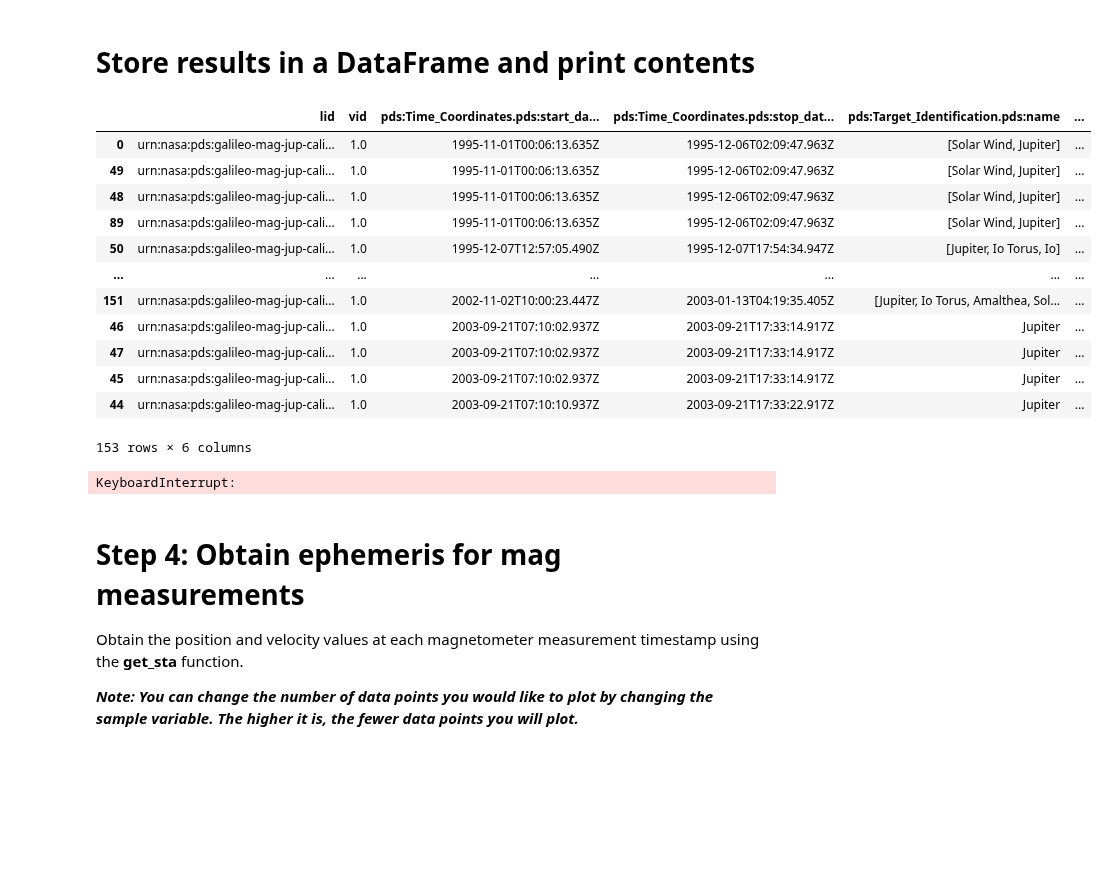
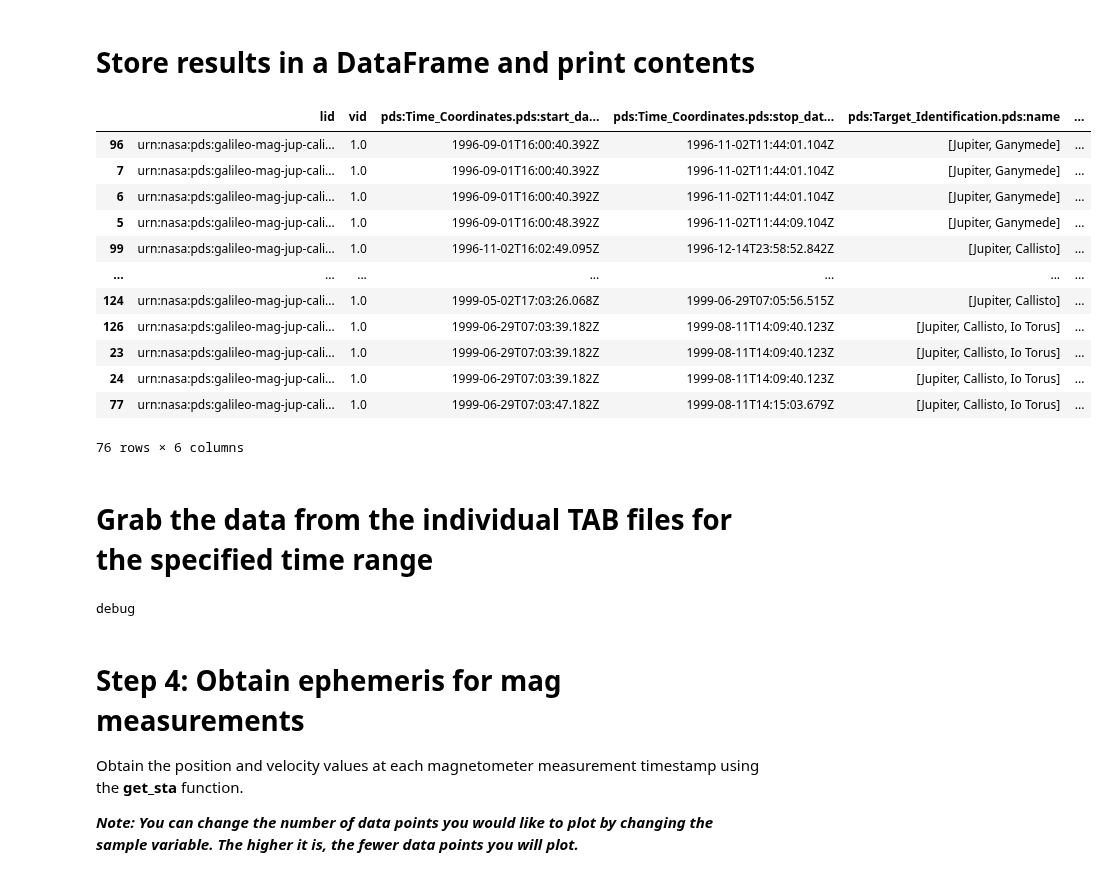
Before and after one commit to NASA-PDS/search-api-notebook, a Jupyter notebook: notebooks/lro/GLL_MagPlot.ipynb, the cells around one changed output. Drawn from its saved outputs; the diff is of its cells as text; code cells hidden in the pictures; blank space fills up the shorter version.

Commit message:
Change dataframe structure and implemented time querying.

```diff
--- a/notebooks/lro/GLL_MagPlot.ipynb
+++ b/notebooks/lro/GLL_MagPlot.ipynb
@@ -116,8 +104,12 @@ fields = [
     "pds:Time_Coordinates.pds:start_date_time",
     "pds:Time_Coordinates.pds:stop_date_time",
     "pds:Target_Identification.pds:name",
-    "ops:Data_File_Info.ops:file_ref"
+    "ops:Data_File_Info.ops:file_ref",
+    "pds:Field_Character.pds:name",
+    "pds:Field_Character.pds:field_length"
 ]
+
+#These search features do not work
 start_time = "1996-11-01T00:00:00.00Z"
 target_type = "Ganymede"
 
@@ -138,46 +130,55 @@ response = requests.get(
 # Store results in a DataFrame and print contents
 # %%
 products_csv_stream = io.StringIO(response.content.decode('utf-8'))
-products_df = pd.read_csv(products_csv_stream)
+products_df_tot = pd.read_csv(products_csv_stream)
+
+
 # change columns order
-products_df = products_df[fields]
-products_df.sort_values(by = 'pds:Time_Coordinates.pds:start_date_time',inplace = True)
-display(products_df)
+products_df_tot = products_df_tot[fields]
+products_df_tot.sort_values(by = 'pds:Time_Coordinates.pds:start_date_time',inplace = True)
+
+#User specified time range
+start_time = pd.to_datetime('1996-07-19T11:00:00Z')
+end_time = pd.to_datetime('1999-07-19T15:00:00Z')
+
+# Filter the DataFrame within the time range
+t_str = 'pds:Time_Coordinates.pds:start_date_time'
+products_df = products_df_tot[(pd.to_datetime(products_df_tot[t_str]) >= start_time) & (pd.to_datetime(products_df_tot[t_str]) <= end_time)]
+
+display(products_df[["lid",
+    "vid",
+    "pds:Time_Coordinates.pds:start_date_time",
+    "pds:Time_Coordinates.pds:stop_date_time",
+    "pds:Target_Identification.pds:name",
+    "ops:Data_File_Info.ops:file_ref"]])
 # %% [output]
 |  | lid | vid | pds:Time_Coordinates.pds:start_da... | pds:Time_Coordinates.pds:stop_dat... | pds:Target_Identification.pds:name | ... |
-| 0 | urn:nasa:pds:galileo-mag-jup-cali... | 1.0 | 1995-11-01T00:06:13.635Z | 1995-12-06T02:09:47.963Z | [Solar Wind, Jupiter] | ... |
-| 49 | urn:nasa:pds:galileo-mag-jup-cali... | 1.0 | 1995-11-01T00:06:13.635Z | 1995-12-06T02:09:47.963Z | [Solar Wind, Jupiter] | ... |
-| 48 | urn:nasa:pds:galileo-mag-jup-cali... | 1.0 | 1995-11-01T00:06:13.635Z | 1995-12-06T02:09:47.963Z | [Solar Wind, Jupiter] | ... |
-| 89 | urn:nasa:pds:galileo-mag-jup-cali... | 1.0 | 1995-11-01T00:06:13.635Z | 1995-12-06T02:09:47.963Z | [Solar Wind, Jupiter] | ... |
-| 50 | urn:nasa:pds:galileo-mag-jup-cali... | 1.0 | 1995-12-07T12:57:05.490Z | 1995-12-07T17:54:34.947Z | [Jupiter, Io Torus, Io] | ... |
+| 96 | urn:nasa:pds:galileo-mag-jup-cali... | 1.0 | 1996-09-01T16:00:40.392Z | 1996-11-02T11:44:01.104Z | [Jupiter, Ganymede] | ... |
+| 7 | urn:nasa:pds:galileo-mag-jup-cali... | 1.0 | 1996-09-01T16:00:40.392Z | 1996-11-02T11:44:01.104Z | [Jupiter, Ganymede] | ... |
+| 6 | urn:nasa:pds:galileo-mag-jup-cali... | 1.0 | 1996-09-01T16:00:40.392Z | 1996-11-02T11:44:01.104Z | [Jupiter, Ganymede] | ... |
+| 5 | urn:nasa:pds:galileo-mag-jup-cali... | 1.0 | 1996-09-01T16:00:48.392Z | 1996-11-02T11:44:09.104Z | [Jupiter, Ganymede] | ... |
+| 99 | urn:nasa:pds:galileo-mag-jup-cali... | 1.0 | 1996-11-02T16:02:49.095Z | 1996-12-14T23:58:52.842Z | [Jupiter, Callisto] | ... |
 | ... | ... | ... | ... | ... | ... | ... |
-| 151 | urn:nasa:pds:galileo-mag-jup-cali... | 1.0 | 2002-11-02T10:00:23.447Z | 2003-01-13T04:19:35.405Z | [Jupiter, Io Torus, Amalthea, Sol... | ... |
-| 46 | urn:nasa:pds:galileo-mag-jup-cali... | 1.0 | 2003-09-21T07:10:02.937Z | 2003-09-21T17:33:14.917Z | Jupiter | ... |
-| 47 | urn:nasa:pds:galileo-mag-jup-cali... | 1.0 | 2003-09-21T07:10:02.937Z | 2003-09-21T17:33:14.917Z | Jupiter | ... |
-| 45 | urn:nasa:pds:galileo-mag-jup-cali... | 1.0 | 2003-09-21T07:10:02.937Z | 2003-09-21T17:33:14.917Z | Jupiter | ... |
-| 44 | urn:nasa:pds:galileo-mag-jup-cali... | 1.0 | 2003-09-21T07:10:10.937Z | 2003-09-21T17:33:22.917Z | Jupiter | ... |
+| 124 | urn:nasa:pds:galileo-mag-jup-cali... | 1.0 | 1999-05-02T17:03:26.068Z | 1999-06-29T07:05:56.515Z | [Jupiter, Callisto] | ... |
+| 126 | urn:nasa:pds:galileo-mag-jup-cali... | 1.0 | 1999-06-29T07:03:39.182Z | 1999-08-11T14:09:40.123Z | [Jupiter, Callisto, Io Torus] | ... |
+| 23 | urn:nasa:pds:galileo-mag-jup-cali... | 1.0 | 1999-06-29T07:03:39.182Z | 1999-08-11T14:09:40.123Z | [Jupiter, Callisto, Io Torus] | ... |
+| 24 | urn:nasa:pds:galileo-mag-jup-cali... | 1.0 | 1999-06-29T07:03:39.182Z | 1999-08-11T14:09:40.123Z | [Jupiter, Callisto, Io Torus] | ... |
+| 77 | urn:nasa:pds:galileo-mag-jup-cali... | 1.0 | 1999-06-29T07:03:47.182Z | 1999-08-11T14:15:03.679Z | [Jupiter, Callisto, Io Torus] | ... |
-153 rows × 6 columns
+76 rows × 6 columns
+# %% [markdown]
+# Grab the data from the individual TAB files for the specified time range
 # %%
-url = f"https://pds.nasa.gov/api/search/1/products/{collection_lid}/members"
-
-api_response = requests.get(url)
-api_data = api_response.json()['data']
-
-col_name = api_data[0]['properties']['pds:Field_Character.pds:name']
-col_width = api_data[0]['properties']['pds:Field_Character.pds:field_length']
+col_name_str = products_df_tot['pds:Field_Character.pds:name'][0]
+col_name = [item.strip() for item in col_name_str[1:-1].split(',')]
 
 tab_urls = [tab_url for tab_url in products_df['ops:Data_File_Info.ops:file_ref'] if 'IRC' in tab_url]
 
-tab_urls = tab_urls[1:10]
+col_name.insert(0,'Time')
+data_tot = pd.concat((pd.read_fwf(data_file,width = 'infer',header = None,names = col_name) for data_file in tab_urls)).reset_index(drop = True)
 
-data_tot = pd.concat((pd.read_fwf(data_file,width = col_width,header = None,names = col_name) for data_file in tab_urls)).reset_index(drop = True)
+#Put values in chronological order
+data_tot.sort_values(by = 'Time',inplace = True)
 
-
-# for i in range(len(tab_urls)):
-#     time_data, iter_data = get_tabs(tab_urls[i]) # get rid of column in csv
-#     mag_time.extend(time_data)
-#     mag_tot.extend(iter_data)
-
-#mag_time, mag_tot = get_data(url)
+print('debug')
 # %% [output]
-KeyboardInterrupt:
+debug
```
Also changed, not shown: parts of 11 cells of this notebook.
